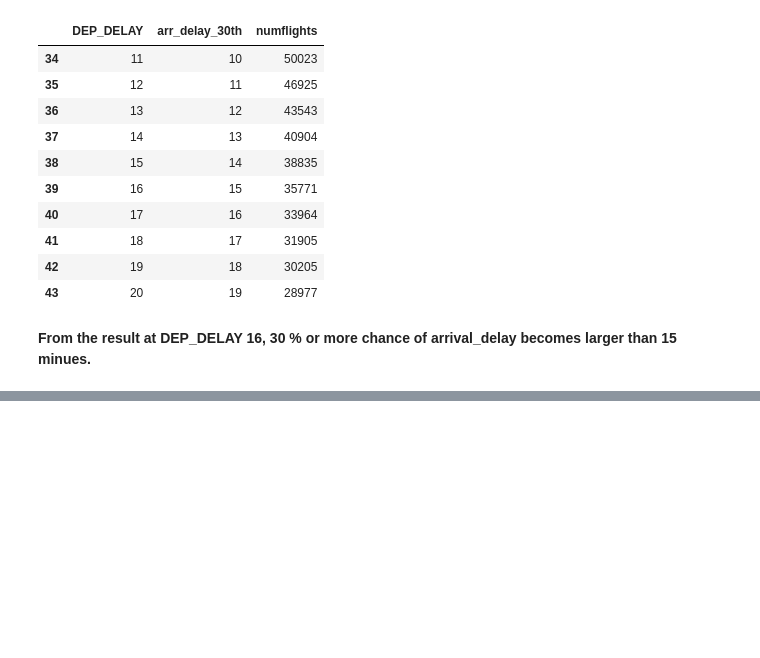
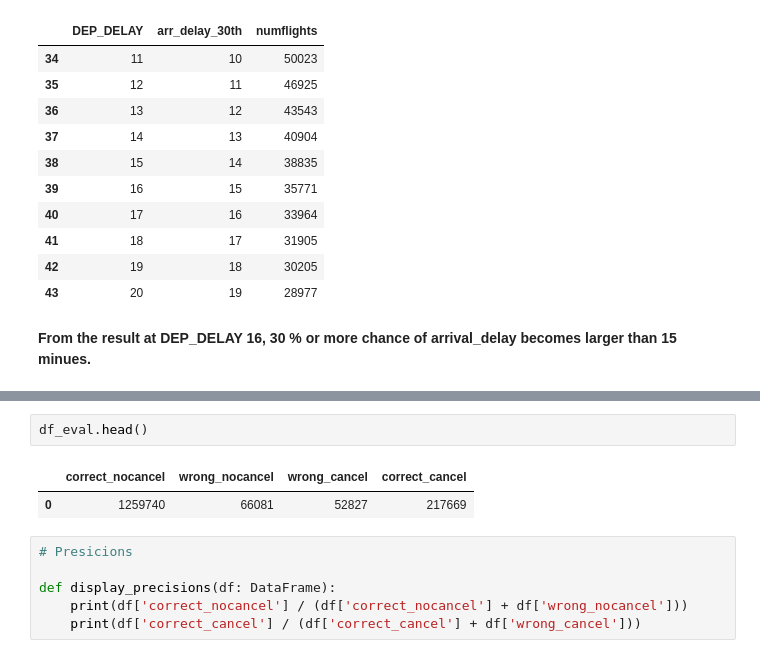
Before and after one commit to yuwtennis/ds-flights-eda, a Jupyter notebook: flights.ipynb, the cells around one changed output, grey strips where cells are left out. Cells and saved outputs as stored; diff of their text form; blank space fills up the shorter version.

```diff
--- a/flights.ipynb
+++ b/flights.ipynb
@@ -351,0 +439,11 @@ __From the result at DEP_DELAY 16, 30 % or more chance of arrival_delay becomes
+# %%
+df_eval.head()
+# %% [output]
+|  | correct_nocancel | wrong_nocancel | wrong_cancel | correct_cancel |
+| 0 | 1259740 | 66081 | 52827 | 217669 |
+# %%
+# Presicions
+
+def display_precisions(df: DataFrame):
+    print(df['correct_nocancel'] / (df['correct_nocancel'] + df['wrong_nocancel']))
+    print(df['correct_cancel'] / (df['correct_cancel'] + df['wrong_cancel']))
```
Also changed, not shown: parts of 13 cells of this notebook.
